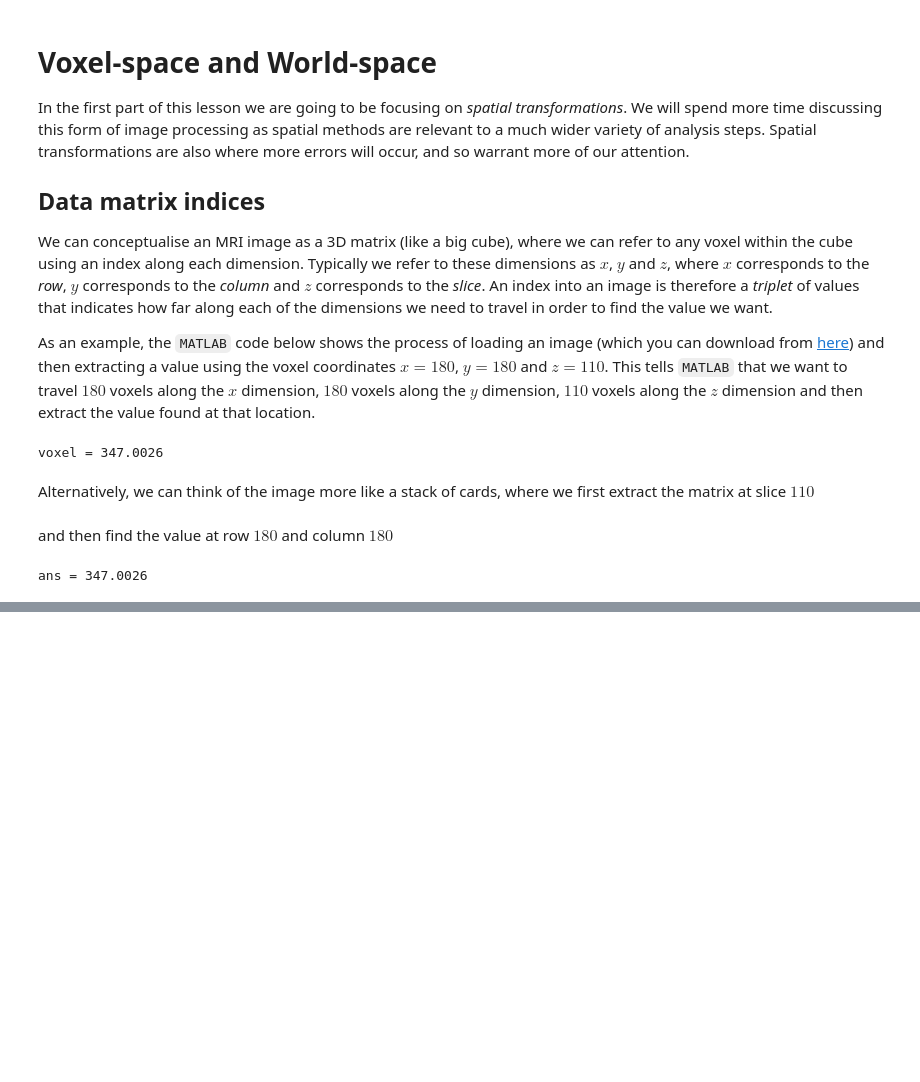
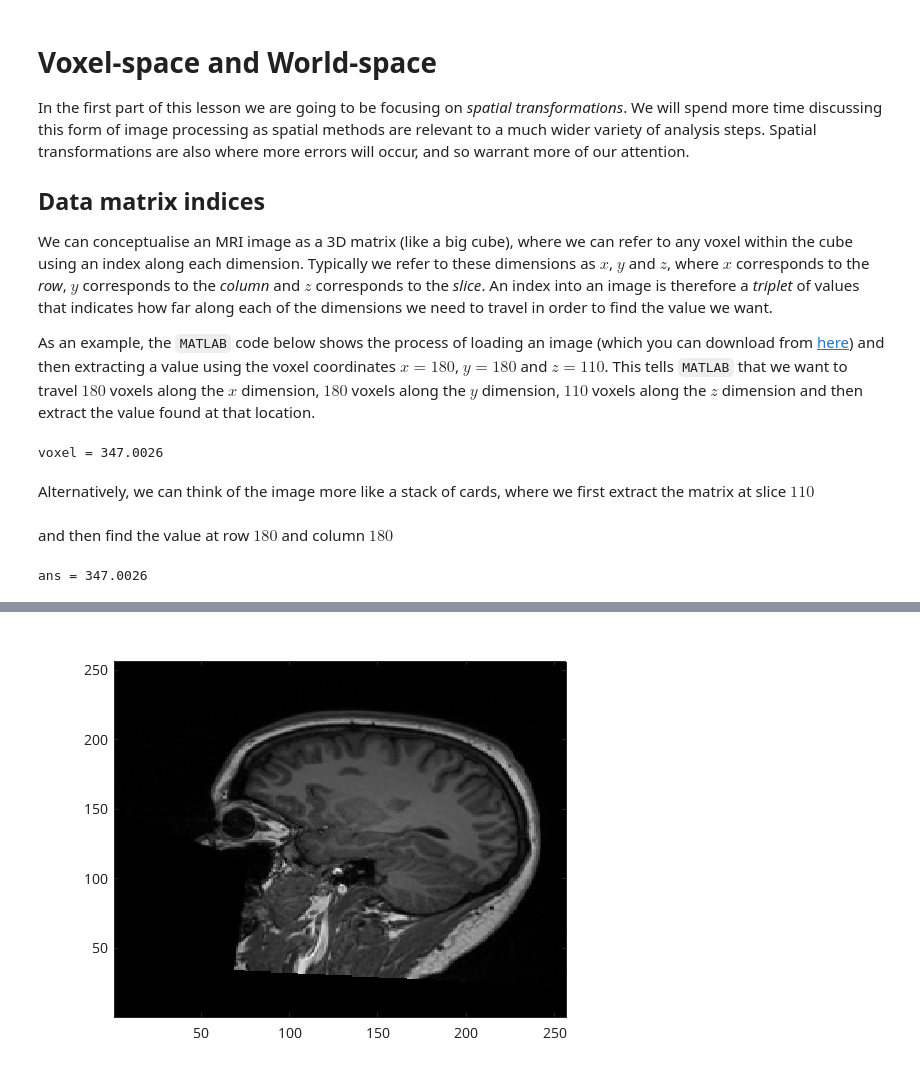
Before and after one commit to martynmcfarquhar/NCCN-FN-ImageProcessing, a Jupyter notebook: _build/jupyter_execute/2.voxel-world-space.ipynb, the cells around one changed output, grey strips where cells are left out. Drawn from its saved outputs; the diff is of its cells as text; code cells hidden in the pictures; blank space fills up the shorter version.

```diff
--- a/_build/jupyter_execute/2.voxel-world-space.ipynb
+++ b/_build/jupyter_execute/2.voxel-world-space.ipynb
@@ -25,0 +32,7 @@ ans = 347.0026
+# %%
+figure;
+imagesc(image(:,:,110)'); % transpose image as display convention is x = columns and y = rows
+set(gca,'YDir','normal'); % make sure y-axis runs bottom -> top
+colormap('gray');
+# %% [output]
+[figure, added]
```
Also changed, not shown: parts of 2 cells of this notebook, 10 other files.
